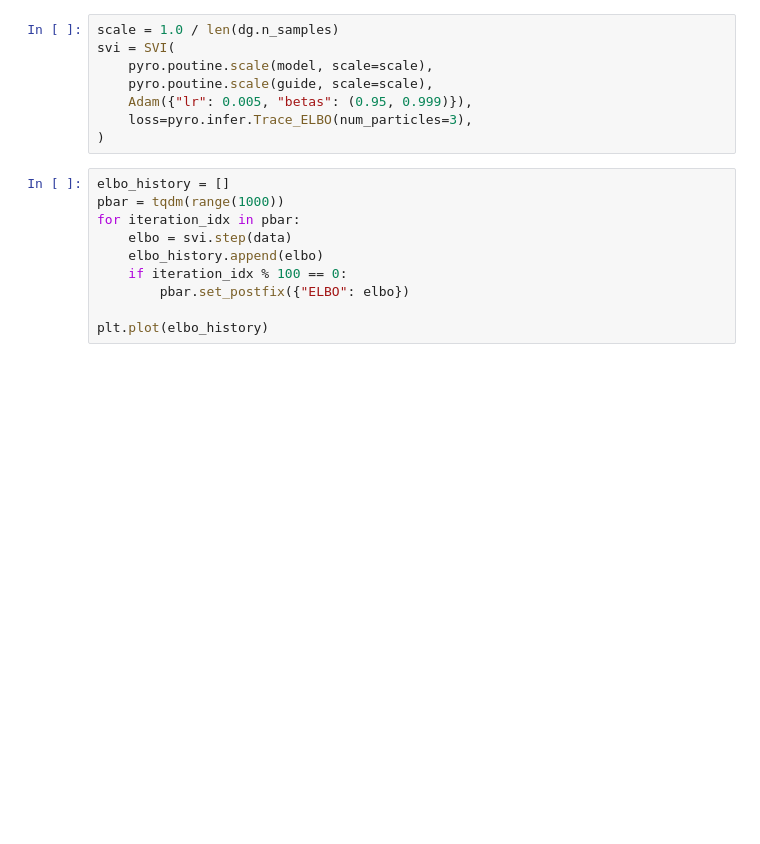
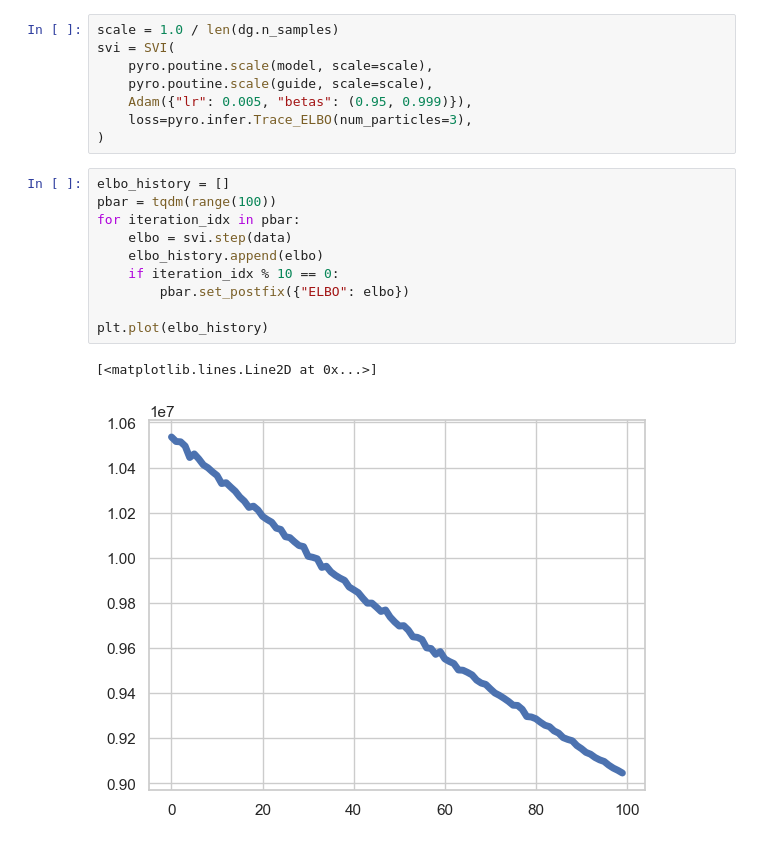
Before and after one commit to bioFAM/cellij, a Jupyter notebook: notebooks/basic_svi.ipynb, the cells around one changed output. Saved outputs shown, nothing was run; the diff lists cells and outputs as text; blank space fills up the shorter version.

```diff
--- a/notebooks/basic_svi.ipynb
+++ b/notebooks/basic_svi.ipynb
@@ -158,13 +158,16 @@ svi = SVI(
 )
 # %%
 elbo_history = []
-pbar = tqdm(range(1000))
+pbar = tqdm(range(100))
 for iteration_idx in pbar:
     elbo = svi.step(data)
     elbo_history.append(elbo)
-    if iteration_idx % 100 == 0:
+    if iteration_idx % 10 == 0:
         pbar.set_postfix({"ELBO": elbo})
 
 plt.plot(elbo_history)
+# %% [output]
+[<matplotlib.lines.Line2D at 0x...>]
+[figure, added]
 # %%
 pyro.get_param_store().get_all_param_names()
```
Also changed, not shown: parts of 18 cells of this notebook, 2 other files.
